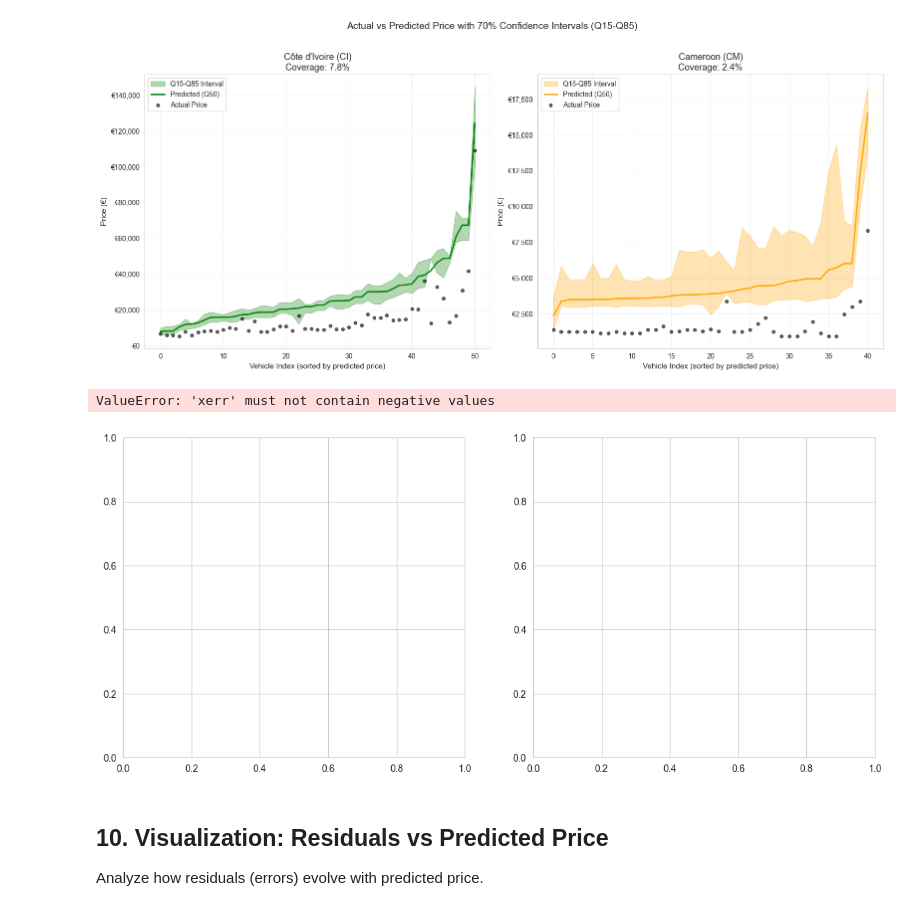
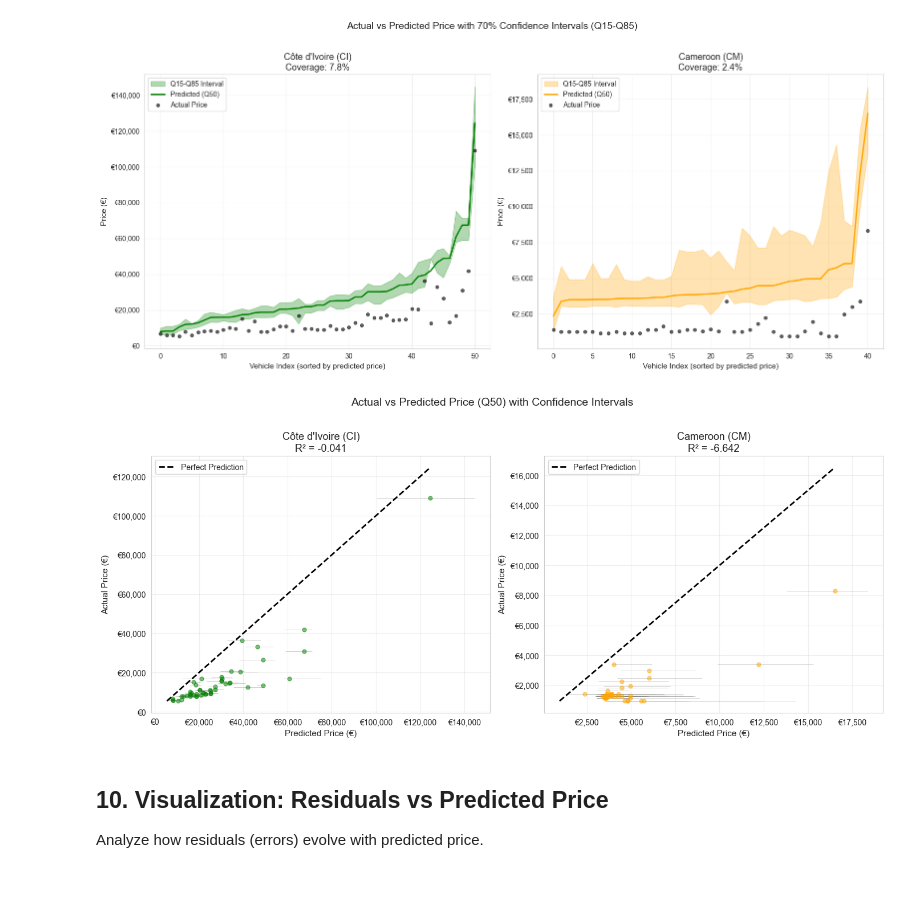
Before and after one commit to brunothefirst/car_price_prediction, a Jupyter notebook: notebooks/07_lean_model_evaluation_customs.ipynb, the cells around one changed output. Drawn from its saved outputs; the diff is of its cells as text; code cells hidden in the pictures; blank space fills up the shorter version.

```diff
--- a/notebooks/07_lean_model_evaluation_customs.ipynb
+++ b/notebooks/07_lean_model_evaluation_customs.ipynb
@@ -753,8 +1054,9 @@ for idx, (country, df_results, ax) in enumerate([
     pred_q85 = df_results['pred_q85'].to_numpy()
 
     # Error bars for confidence interval
-    lower_err = pred_q50 - pred_q15
-    upper_err = pred_q85 - pred_q50
+    # Use absolute values to prevent ValueError if quantiles are misordered
+    lower_err = np.abs(pred_q50 - pred_q15)
+    upper_err = np.abs(pred_q85 - pred_q50)
 
     # Scatter with error bars
     ax.errorbar(
@@ -763,35 +1065,34 @@ for idx, (country, df_results, ax) in enumerate([
         fmt='o',
         color=colors[country],
         alpha=0.5,
         markersize=5,
         ecolor='gray',
         elinewidth=0.5,
         capsize=0
     )
 
     # Perfect prediction line
     max_val = max(actual.max(), pred_q50.max())
     min_val = min(actual.min(), pred_q50.min())
     ax.plot([min_val, max_val], [min_val, max_val], 'k--', linewidth=2, label='Perfect Prediction')
 
     country_name = "Côte d'Ivoire" if country == 'CI' else "Cameroon"
     r2 = r2_score(actual, pred_q50)
     ax.set_title(f'{country_name} ({country})\nR² = {r2:.3f}', fontsize=13)
     ax.set_xlabel('Predicted Price (€)', fontsize=11)
     ax.set_ylabel('Actual Price (€)', fontsize=11)
     ax.legend(loc='upper left', fontsize=10)
     ax.grid(True, alpha=0.3)
 
     # Format axes
     ax.xaxis.set_major_formatter(plt.FuncFormatter(lambda x, p: f'€{x:,.0f}'))
     ax.yaxis.set_major_formatter(plt.FuncFormatter(lambda x, p: f'€{x:,.0f}'))
 
 plt.suptitle('Actual vs Predicted Price (Q50) with Confidence Intervals', fontsize=14, y=1.02)
 plt.tight_layout()
 plt.show()
 # %% [output]
-ValueError: 'xerr' must not contain negative values
-[figure, old version]
+[figure, new version]
 # %% [markdown]
 ## 10. Visualization: Residuals vs Predicted Price
 
```
Also changed, not shown: parts of 8 cells of this notebook, 1 other file.
